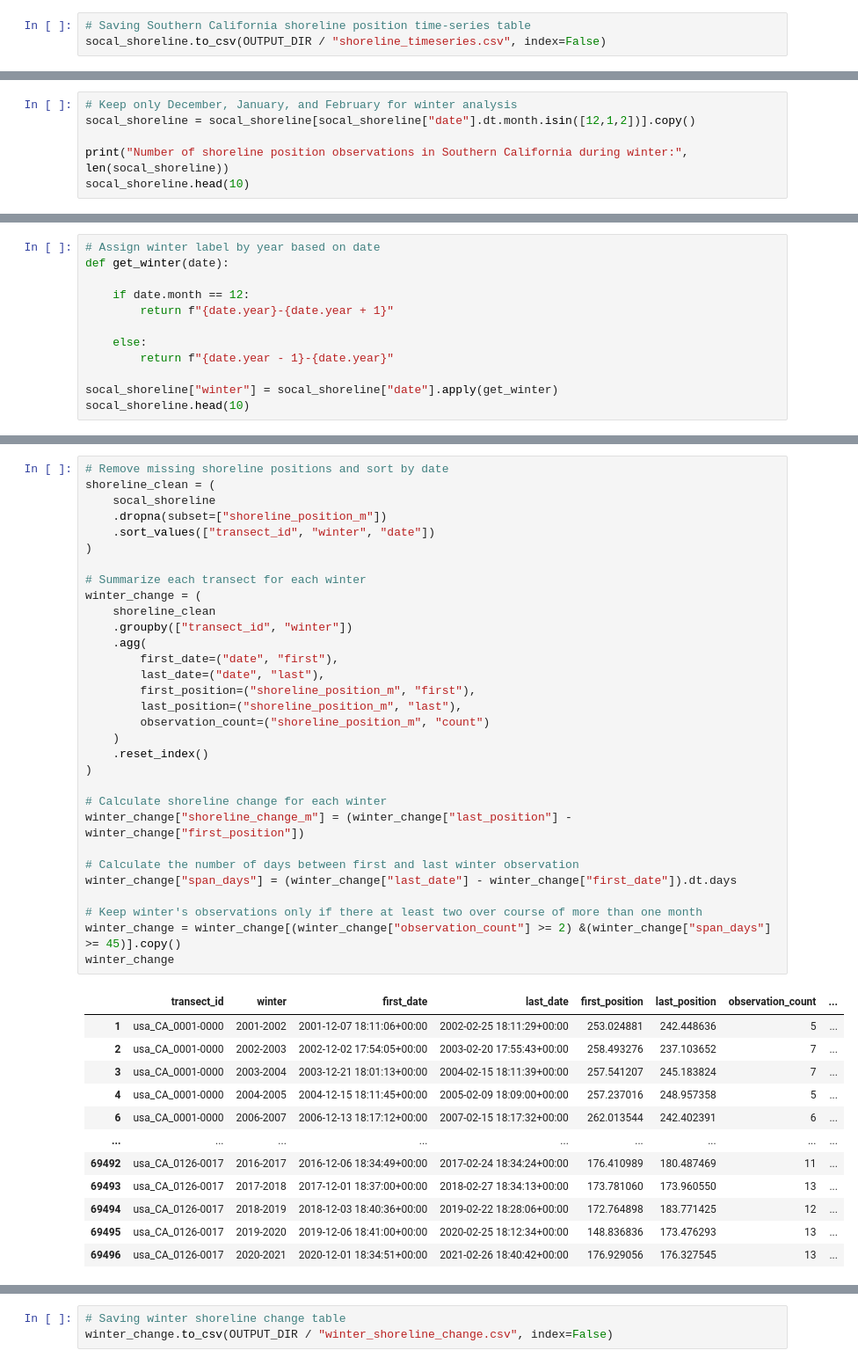
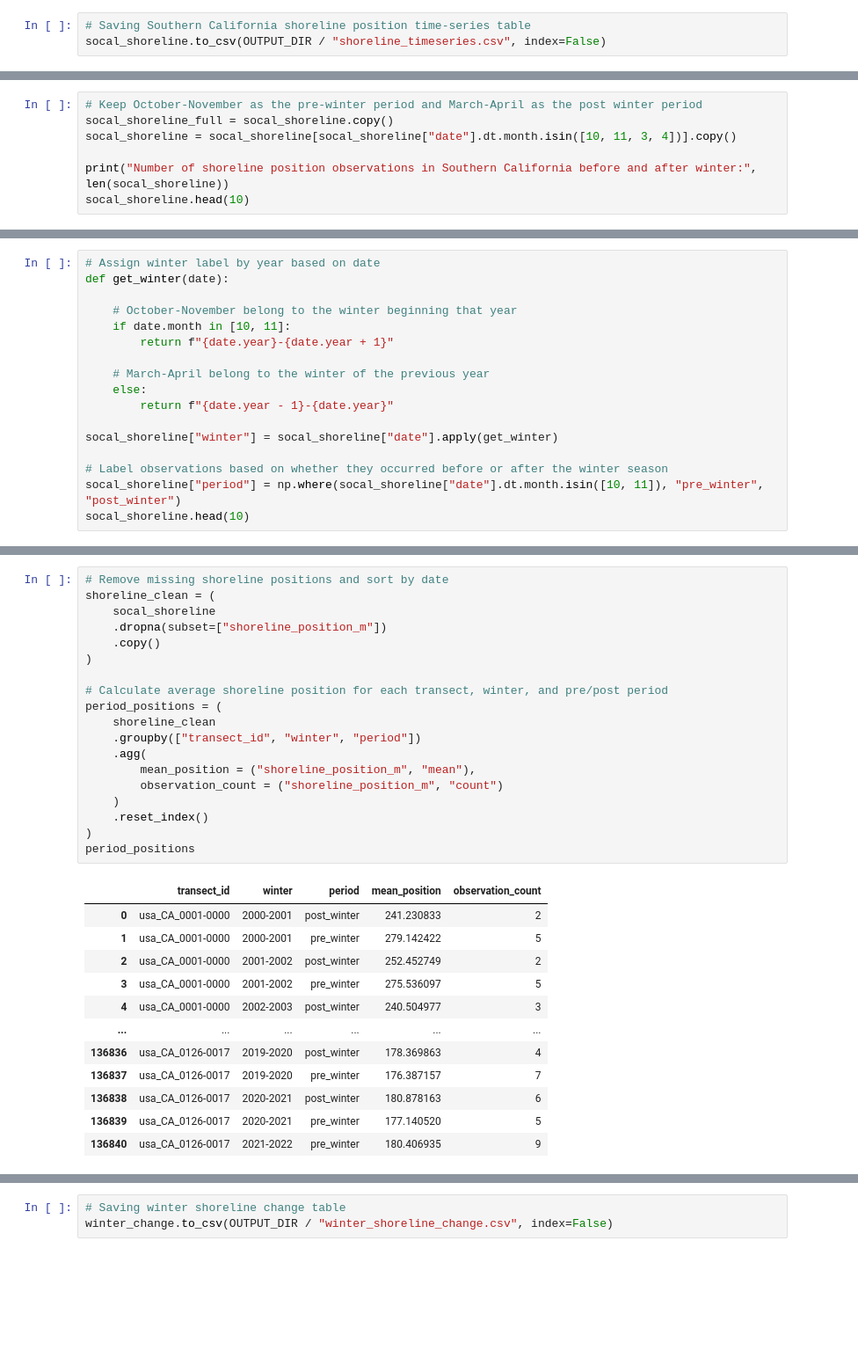
Before and after one commit to afdeanon/El-Nino-Shoreline-Machine-Learning, a Jupyter notebook: scripts/build_modeling_dataset.ipynb, the cells around one changed output, grey strips where cells are left out. Shown at 88% size. Saved outputs shown, nothing was run; the diff lists cells and outputs as text; blank space fills up the shorter version.

Commit message:
update modeling dataset script with revised shoreline target
- Update modeling dataset with Oct-Nov to Mar-Apr shoreline target and aligned wave features
- Update EDA

```diff
--- a/scripts/build_modeling_dataset.ipynb
+++ b/scripts/build_modeling_dataset.ipynb
@@ -319,7 +319,8 @@ socal_shoreline.to_csv(OUTPUT_DIR / "shoreline_timeseries.csv", index=False)
 # %%
-# Keep only December, January, and February for winter analysis
-socal_shoreline = socal_shoreline[socal_shoreline["date"].dt.month.isin([12,1,2])].copy()
+# Keep October-November as the pre-winter period and March-April as the post winter period
+socal_shoreline_full = socal_shoreline.copy()
+socal_shoreline = socal_shoreline[socal_shoreline["date"].dt.month.isin([10, 11, 3, 4])].copy()
 
-print("Number of shoreline position observations in Southern California during winter:", len(socal_shoreline))
+print("Number of shoreline position observations in Southern California before and after winter:", len(socal_shoreline))
 socal_shoreline.head(10)
 # %% [output]
@@ -339,12 +340,17 @@ Number of shoreline position observations in Southern California during winter:
 # Assign winter label by year based on date
 def get_winter(date):
 
-    if date.month == 12:
+    # October-November belong to the winter beginning that year
+    if date.month in [10, 11]:
         return f"{date.year}-{date.year + 1}"
 
+    # March-April belong to the winter of the previous year
     else:
         return f"{date.year - 1}-{date.year}"
 
 socal_shoreline["winter"] = socal_shoreline["date"].apply(get_winter)
+
+# Label observations based on whether they occurred before or after the winter season
+socal_shoreline["period"] = np.where(socal_shoreline["date"].dt.month.isin([10, 11]), "pre_winter", "post_winter")
 socal_shoreline.head(10)
 # %% [output]
@@ -382,44 +388,32 @@ socal_shoreline
 # %%
 # Remove missing shoreline positions and sort by date
 shoreline_clean = (
     socal_shoreline
     .dropna(subset=["shoreline_position_m"])
-    .sort_values(["transect_id", "winter", "date"])
+    .copy()
 )
 
-# Summarize each transect for each winter
-winter_change = (
+# Calculate average shoreline position for each transect, winter, and pre/post period
+period_positions = (
     shoreline_clean
-    .groupby(["transect_id", "winter"])
+    .groupby(["transect_id", "winter", "period"])
     .agg(
-        first_date=("date", "first"),
-        last_date=("date", "last"),
-        first_position=("shoreline_position_m", "first"),
-        last_position=("shoreline_position_m", "last"),
-        observation_count=("shoreline_position_m", "count")
+        mean_position = ("shoreline_position_m", "mean"),
+        observation_count = ("shoreline_position_m", "count")
     )
     .reset_index()
 )
-
-# Calculate shoreline change for each winter
-winter_change["shoreline_change_m"] = (winter_change["last_position"] - winter_change["first_position"])
-
-# Calculate the number of days between first and last winter observation
-winter_change["span_days"] = (winter_change["last_date"] - winter_change["first_date"]).dt.days
-
-# Keep winter's observations only if there at least two over course of more than one month
-winter_change = winter_change[(winter_change["observation_count"] >= 2) &(winter_change["span_days"] >= 45)].copy()
-winter_change
+period_positions
 # %% [output]
-|  | transect_id | winter | first_date | last_date | first_position | last_position | observation_count | ... |
-| 1 | usa_CA_0001-0000 | 2001-2002 | 2001-12-07 18:11:06+00:00 | 2002-02-25 18:11:29+00:00 | 253.024881 | 242.448636 | 5 | ... |
-| 2 | usa_CA_0001-0000 | 2002-2003 | 2002-12-02 17:54:05+00:00 | 2003-02-20 17:55:43+00:00 | 258.493276 | 237.103652 | 7 | ... |
-| 3 | usa_CA_0001-0000 | 2003-2004 | 2003-12-21 18:01:13+00:00 | 2004-02-15 18:11:39+00:00 | 257.541207 | 245.183824 | 7 | ... |
-| 4 | usa_CA_0001-0000 | 2004-2005 | 2004-12-15 18:11:45+00:00 | 2005-02-09 18:09:00+00:00 | 257.237016 | 248.957358 | 5 | ... |
-| 6 | usa_CA_0001-0000 | 2006-2007 | 2006-12-13 18:17:12+00:00 | 2007-02-15 18:17:32+00:00 | 262.013544 | 242.402391 | 6 | ... |
-| ... | ... | ... | ... | ... | ... | ... | ... | ... |
-| 69492 | usa_CA_0126-0017 | 2016-2017 | 2016-12-06 18:34:49+00:00 | 2017-02-24 18:34:24+00:00 | 176.410989 | 180.487469 | 11 | ... |
-| 69493 | usa_CA_0126-0017 | 2017-2018 | 2017-12-01 18:37:00+00:00 | 2018-02-27 18:34:13+00:00 | 173.781060 | 173.960550 | 13 | ... |
-| 69494 | usa_CA_0126-0017 | 2018-2019 | 2018-12-03 18:40:36+00:00 | 2019-02-22 18:28:06+00:00 | 172.764898 | 183.771425 | 12 | ... |
-| 69495 | usa_CA_0126-0017 | 2019-2020 | 2019-12-06 18:41:00+00:00 | 2020-02-25 18:12:34+00:00 | 148.836836 | 173.476293 | 13 | ... |
-| 69496 | usa_CA_0126-0017 | 2020-2021 | 2020-12-01 18:34:51+00:00 | 2021-02-26 18:40:42+00:00 | 176.929056 | 176.327545 | 13 | ... |
+|  | transect_id | winter | period | mean_position | observation_count |
+| 0 | usa_CA_0001-0000 | 2000-2001 | post_winter | 241.230833 | 2 |
+| 1 | usa_CA_0001-0000 | 2000-2001 | pre_winter | 279.142422 | 5 |
+| 2 | usa_CA_0001-0000 | 2001-2002 | post_winter | 252.452749 | 2 |
+| 3 | usa_CA_0001-0000 | 2001-2002 | pre_winter | 275.536097 | 5 |
+| 4 | usa_CA_0001-0000 | 2002-2003 | post_winter | 240.504977 | 3 |
+| ... | ... | ... | ... | ... | ... |
+| 136836 | usa_CA_0126-0017 | 2019-2020 | post_winter | 178.369863 | 4 |
+| 136837 | usa_CA_0126-0017 | 2019-2020 | pre_winter | 176.387157 | 7 |
+| 136838 | usa_CA_0126-0017 | 2020-2021 | post_winter | 180.878163 | 6 |
+| 136839 | usa_CA_0126-0017 | 2020-2021 | pre_winter | 177.140520 | 5 |
+| 136840 | usa_CA_0126-0017 | 2021-2022 | pre_winter | 180.406935 | 9 |
```
Also changed, not shown: parts of 30 cells of this notebook.
